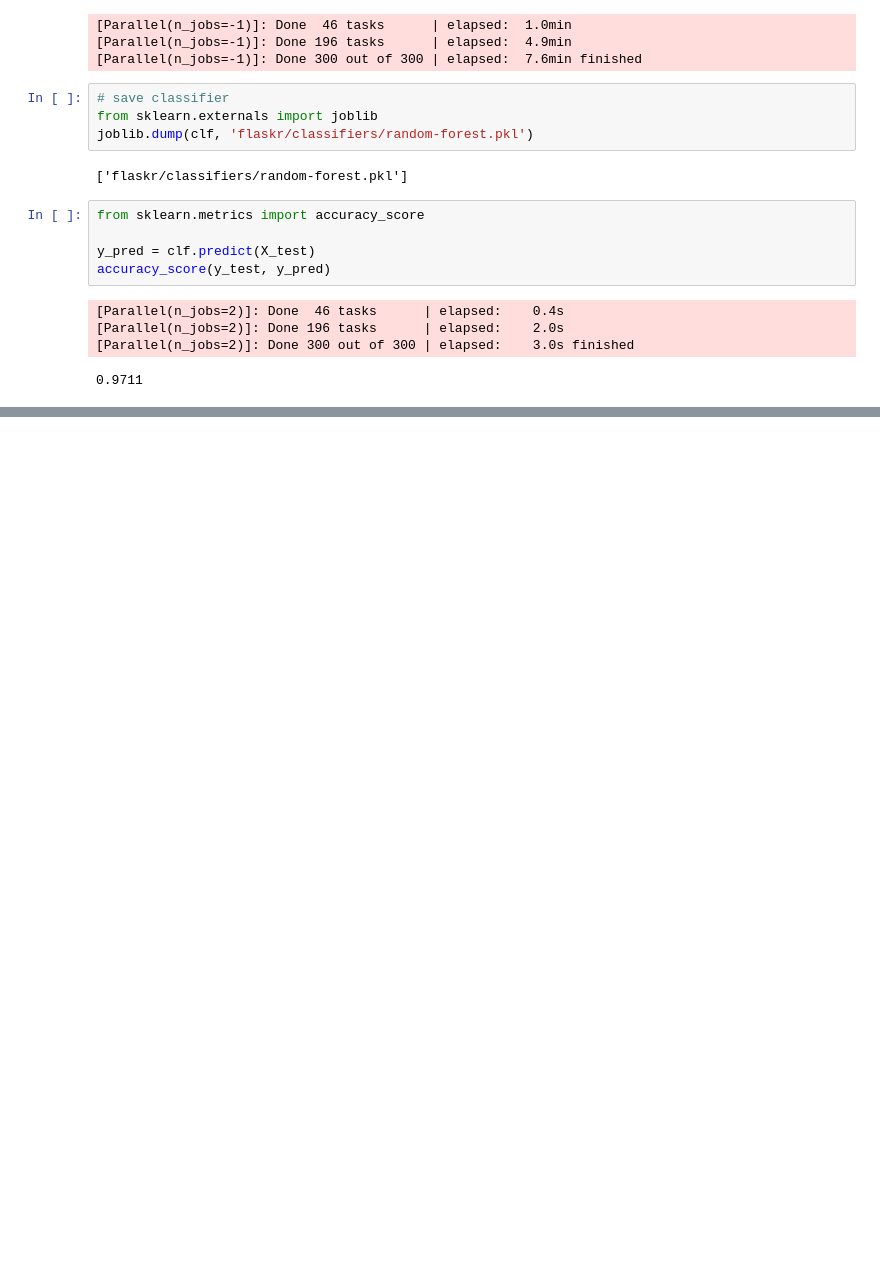
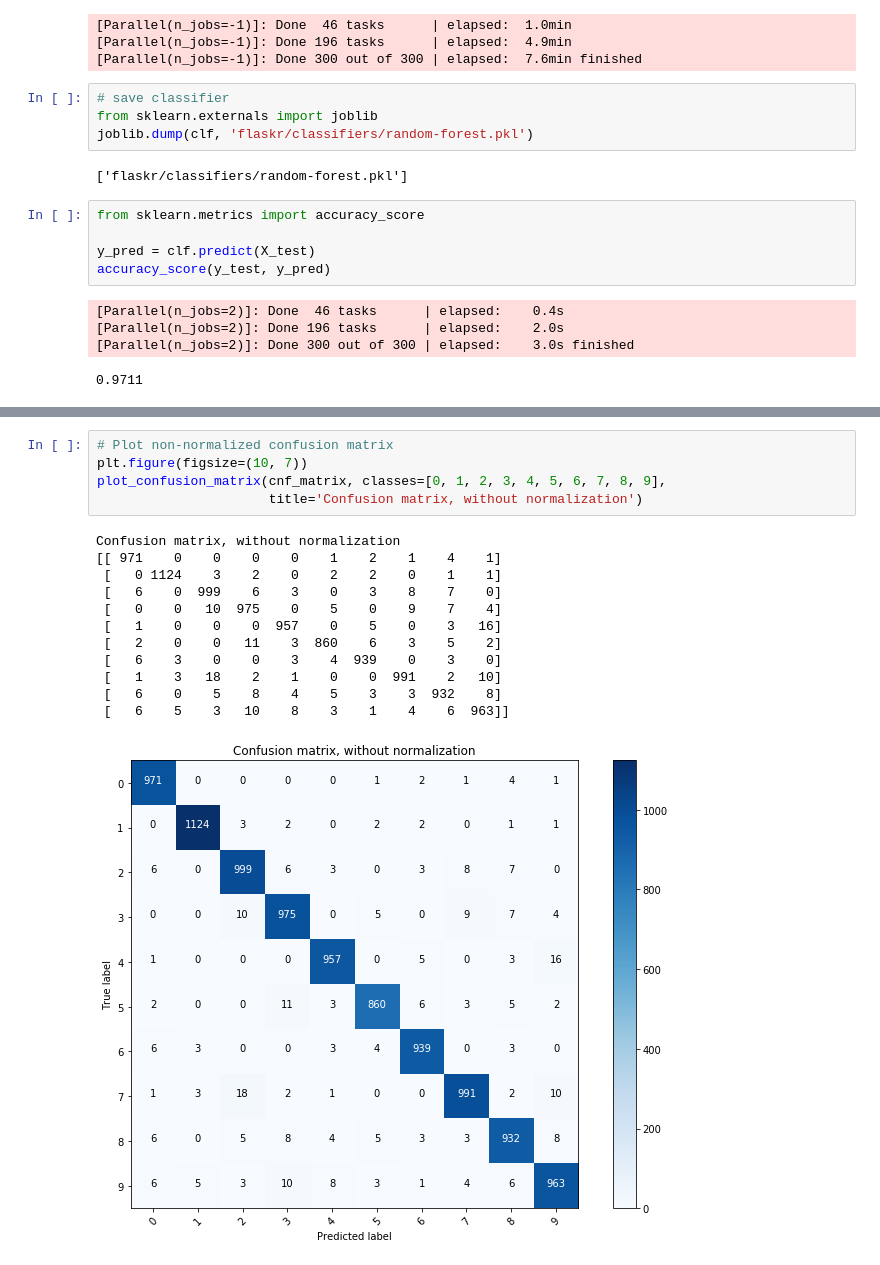
Before and after one commit to olecksamdr/digit-recognition, a Jupyter notebook: random forest.ipynb, the cells around one changed output, grey strips where cells are left out. Saved outputs shown, nothing was run; the diff lists cells and outputs as text; blank space fills up the shorter version.

Commit message:
Add Confusion Matrix to Random Forest

```diff
--- a/random forest.ipynb
+++ b/random forest.ipynb
@@ -100,0 +124,18 @@ accuracy_score(y_test, y_pred)
+# %%
+# Plot non-normalized confusion matrix
+plt.figure(figsize=(10, 7))
+plot_confusion_matrix(cnf_matrix, classes=[0, 1, 2, 3, 4, 5, 6, 7, 8, 9],
+                      title='Confusion matrix, without normalization')
+# %% [output]
+Confusion matrix, without normalization
+[[ 971    0    0    0    0    1    2    1    4    1]
+ [   0 1124    3    2    0    2    2    0    1    1]
+ [   6    0  999    6    3    0    3    8    7    0]
+ [   0    0   10  975    0    5    0    9    7    4]
+ [   1    0    0    0  957    0    5    0    3   16]
+ [   2    0    0   11    3  860    6    3    5    2]
+ [   6    3    0    0    3    4  939    0    3    0]
+ [   1    3   18    2    1    0    0  991    2   10]
+ [   6    0    5    8    4    5    3    3  932    8]
+ [   6    5    3   10    8    3    1    4    6  963]]
+[figure, added]
```
Also changed, not shown: parts of 4 cells of this notebook.
